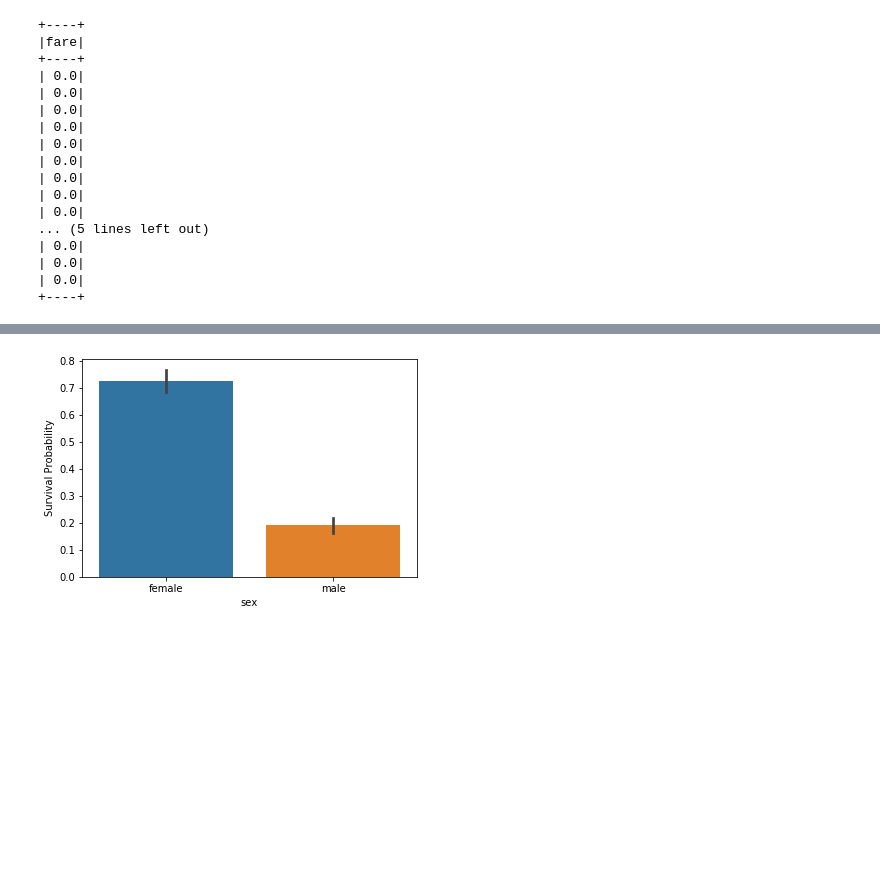
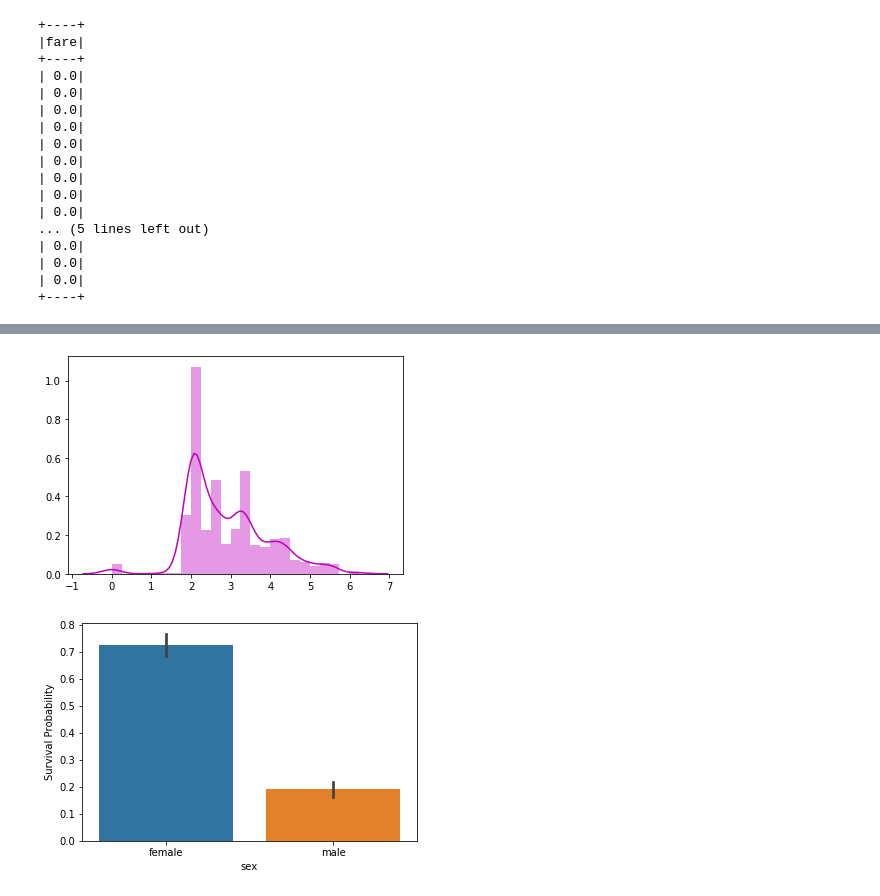
Before and after one commit to arjones/bigdata-workshop-es, a Jupyter notebook: jupyter/notebook/titanic_spark.ipynb, the cells around one changed output, grey strips where cells are left out. Saved outputs shown, nothing was run; the diff lists cells and outputs as text; code cells hidden in the pictures; blank space fills up the shorter version.

```diff
--- a/jupyter/notebook/titanic_spark.ipynb
+++ b/jupyter/notebook/titanic_spark.ipynb
@@ -465,0 +451,2 @@ df.columns
+# %%
+df = df.withColumn('log_fare', f.log(f.col('fare'))).fillna(0).drop('fare')
@@ -466,6 +465,7 @@ df.columns
 # %%
-# TODO: re run this after fixing python executable
-#g = sns.distplot(df.select('log_fare').fillna(np.log(fare_mean)).toPandas(), color='m')
+g = sns.distplot(df.select('log_fare').fillna(np.log(fare_mean)).toPandas(), color='m')
+# %% [output]
+[figure, added]
 # %%
 g = sns.barplot(x='sex', y='survived', data=df.toPandas())
 g = g.set_ylabel("Survival Probability")
```
Also changed, not shown: parts of 4 cells of this notebook.
